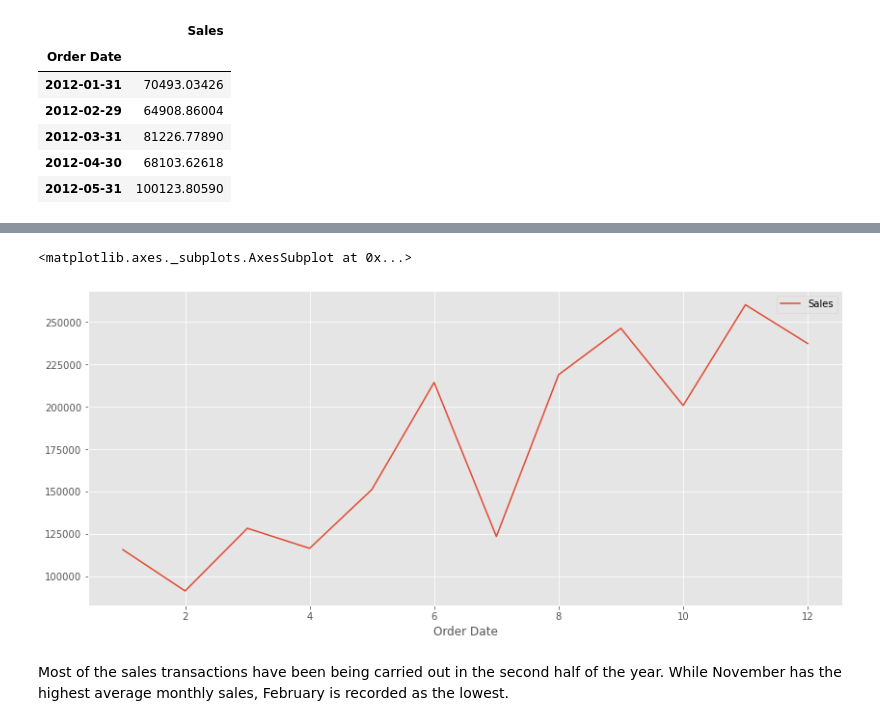
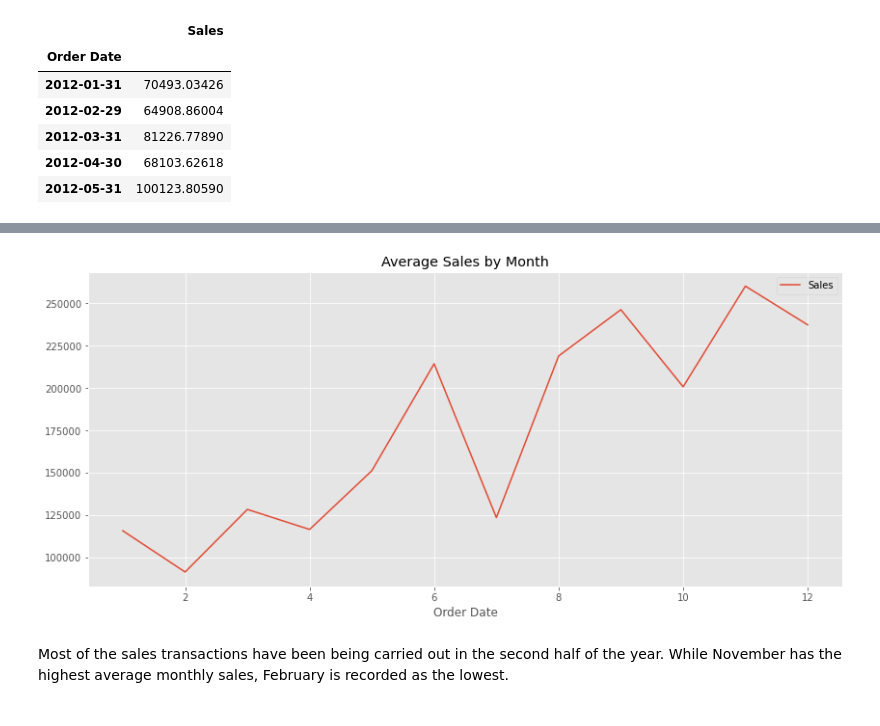
Before and after one commit to selimakbey/sales-prediction, a Jupyter notebook: Sales Prediction.ipynb, the cells around one changed output, grey strips where cells are left out. Cells and saved outputs as stored; diff of their text form; code cells hidden in the pictures.

```diff
--- a/Sales Prediction.ipynb
+++ b/Sales Prediction.ipynb
@@ -112,10 +144,10 @@ sales.plot(figsize=(14,6))
 # %%
 months = sales.index.month
 mean_sales_by_m = sales.groupby(months).mean()
 mean_sales_by_m.plot(figsize=(14,6))
+plt.title('Average Sales by Month');
 # %% [output]
-<matplotlib.axes._subplots.AxesSubplot at 0x...>
-[figure, old version]
+[figure, new version]
 # %% [markdown]
 Most of the sales transactions have been being carried out in the second half of the year. While November has the highest average monthly sales, February is recorded as the lowest.
 # %% [markdown]
```
Also changed, not shown: parts of 15 cells of this notebook.
